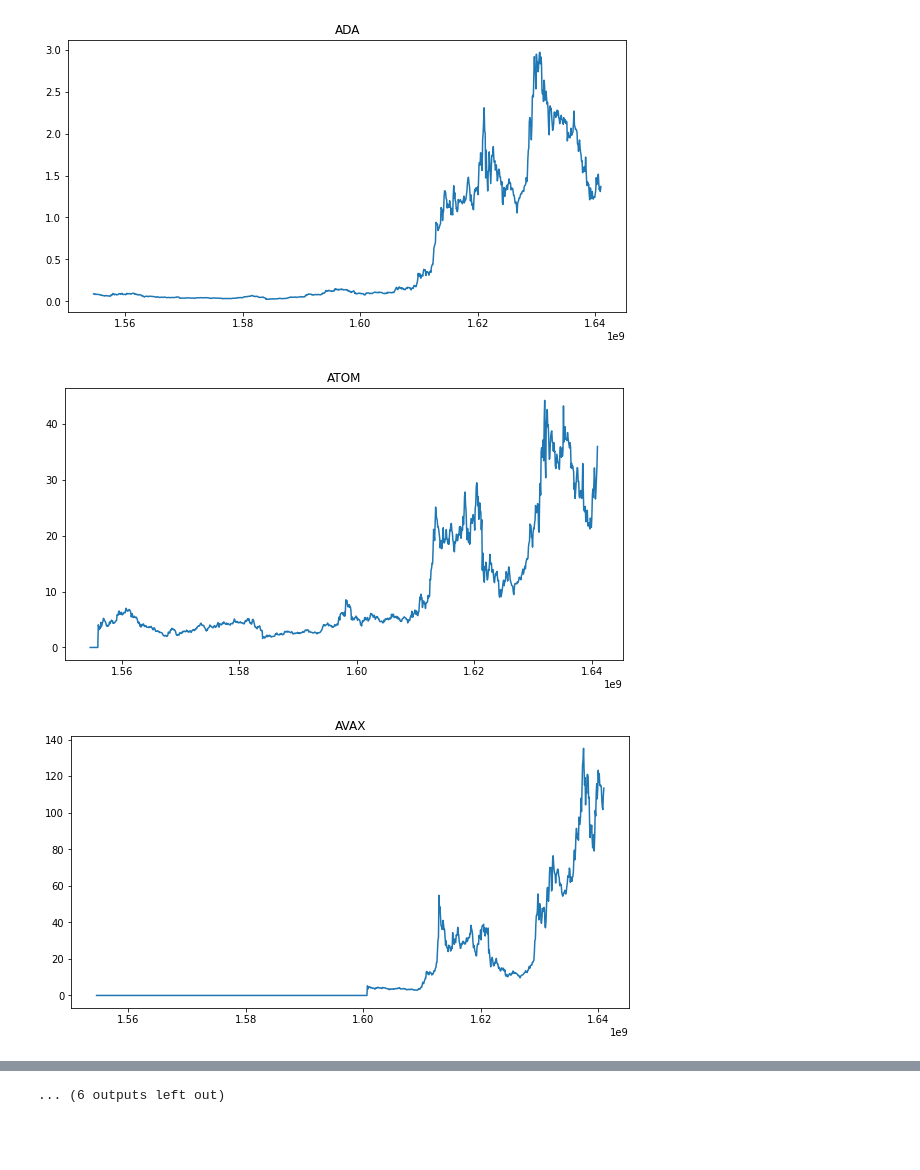
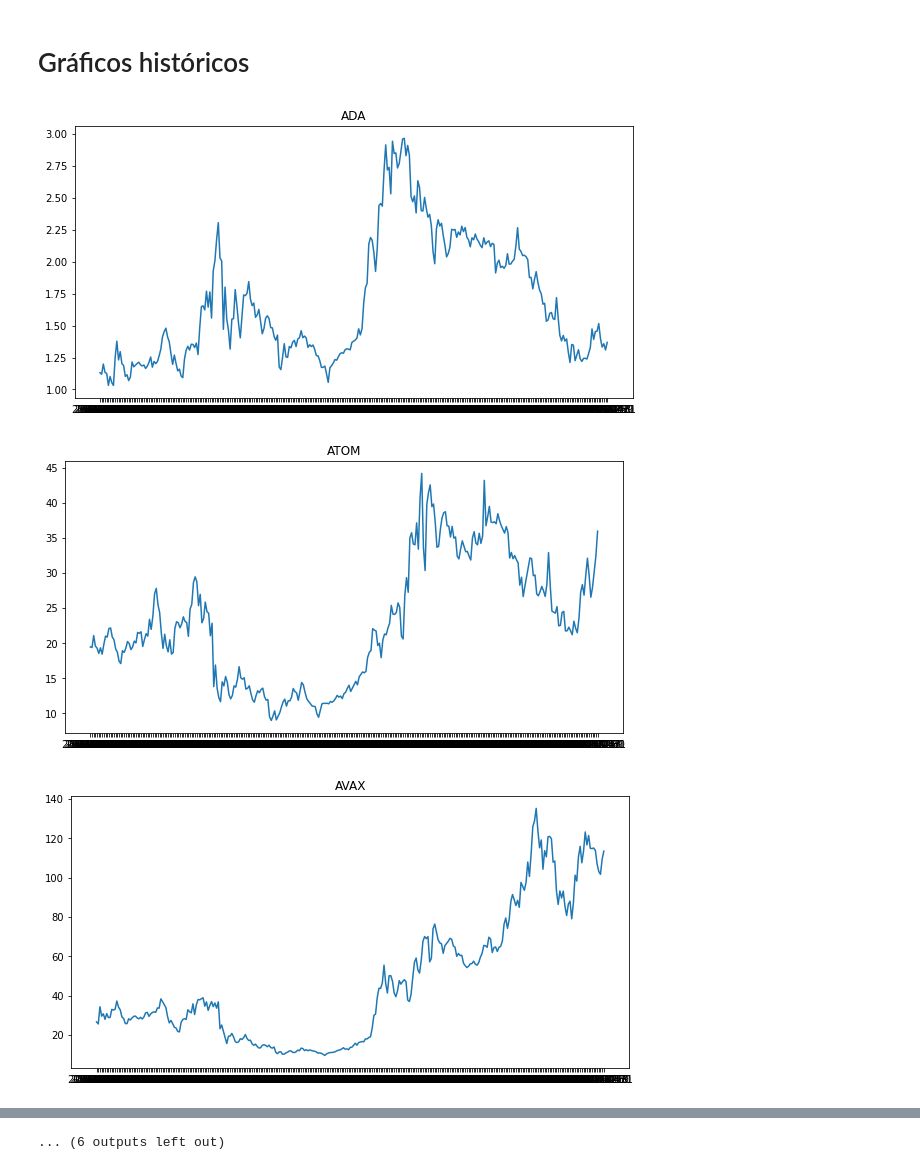
Before and after one commit to AcacioTelechi/portfolio-cripto, a Jupyter notebook: analise_dados.ipynb, the cells around one changed output, grey strips where cells are left out. Cells and saved outputs as stored; diff of their text form; code cells hidden in the pictures; blank space fills up the shorter version.

```diff
--- a/analise_dados.ipynb
+++ b/analise_dados.ipynb
@@ -7,7 +9,11 @@ import json
+# %%
+def normalizar_data(data, formato="%Y-%m-%d"):
+    return datetime.fromtimestamp(data).strftime(formato)
 # %%
 arqvs = os.listdir('./outputs')
 # %%
 dicio = {}
+moedas = []
 for arqv in arqvs:
     moeda = arqv.split('_')[2].split('.')[0]
     with open(f'./outputs/{arqv}') as f:
@@ -23,10 +29,12 @@ for arqv in arqvs:
         'hist_abert': hist_abert,
         'hist_vol': hist_vol
     }
+    moedas.append(moeda)
 # %%
+dates = [normalizar_data(data) for data in dates]
 df_fech = df_abert = df_vol = pd.DataFrame(index=dates)
-for moeda in dicio.keys():
-    datas = dicio[moeda]['data']
+for moeda in moedas:
+    datas = [normalizar_data(d) for d in dicio[moeda]['data']]
     hist_fech = dicio[moeda]['hist_fech']
     df_f = pd.DataFrame(index=datas, data=hist_fech, columns=[moeda])
     df_a = pd.DataFrame(index=datas, data=hist_abert, columns=[moeda])
@@ -37,10 +147,13 @@ for moeda in dicio.keys():
+# %% [markdown]
+# Gráficos históricos
 # %%
+corte = 700
 for moeda in dicio.keys():
     plt.figure(figsize=(10, 5))
-    plt.plot(df_fech[moeda])
+    plt.plot(df_fech[moeda][corte:])
     plt.title(label=moeda)
     plt.show()
 # %% [output]
-[figure, old version]
+[figure, new version]
-[figure, old version]
+[figure, new version]
-[figure, old version]
+[figure, new version]
```
Also changed, not shown: parts of 17 cells of this notebook.
